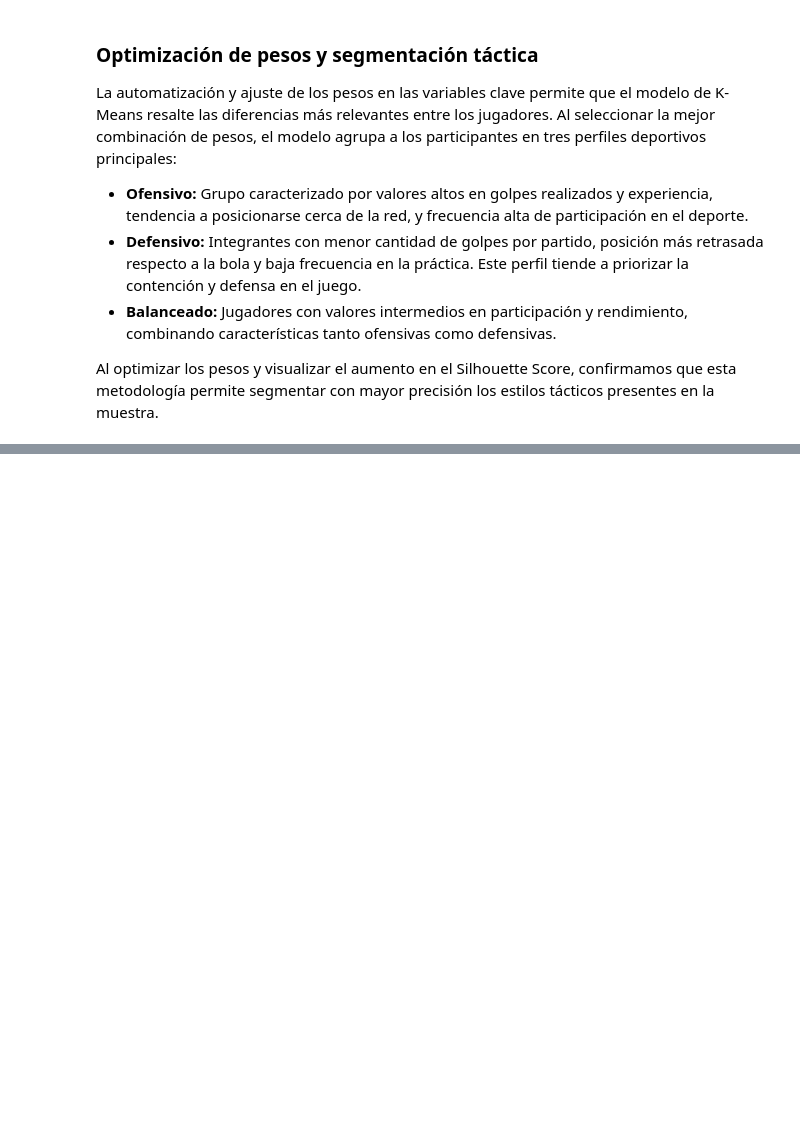
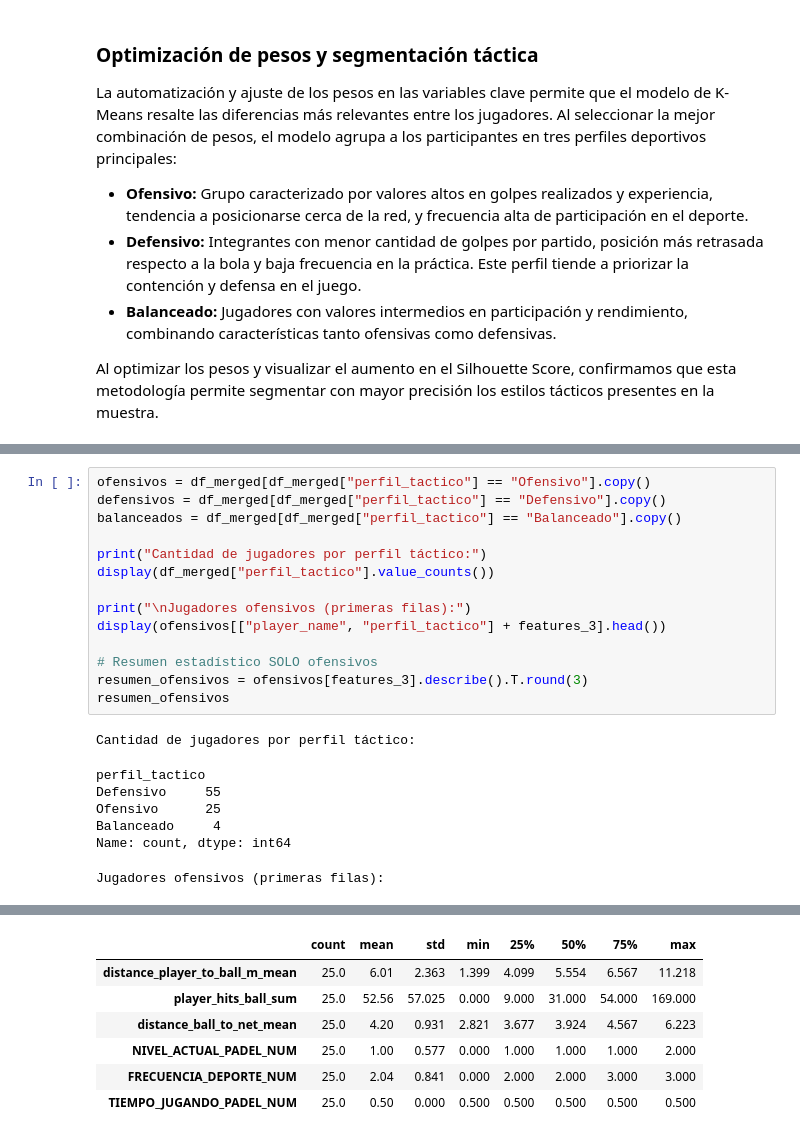
Before and after one commit to valenlopezzz04/Proyecto-padel-analitica, a Jupyter notebook: kmeans2.ipynb, the cells around one changed output, grey strips where cells are left out. Drawn from its saved outputs; the diff is of its cells as text; blank space fills up the shorter version.

Commit message:
Primer análisis

```diff
--- a/kmeans2.ipynb
+++ b/kmeans2.ipynb
@@ -1194,0 +1199,22 @@ plt.show()
+# %%
+ofensivos = df_merged[df_merged["perfil_tactico"] == "Ofensivo"].copy()
+defensivos = df_merged[df_merged["perfil_tactico"] == "Defensivo"].copy()
+balanceados = df_merged[df_merged["perfil_tactico"] == "Balanceado"].copy()
+
+print("Cantidad de jugadores por perfil táctico:")
+display(df_merged["perfil_tactico"].value_counts())
+
+print("\nJugadores ofensivos (primeras filas):")
+display(ofensivos[["player_name", "perfil_tactico"] + features_3].head())
+
+# Resumen estadístico SOLO ofensivos
+resumen_ofensivos = ofensivos[features_3].describe().T.round(3)
+resumen_ofensivos
+# %% [output]
+Cantidad de jugadores por perfil táctico:
+perfil_tactico
+Defensivo     55
+Ofensivo      25
+Balanceado     4
+Name: count, dtype: int64
+Jugadores ofensivos (primeras filas):
@@ -1194,0 +1227,7 @@ plt.show()
+|  | count | mean | std | min | 25% | 50% | 75% | max |
+| distance_player_to_ball_m_mean | 25.0 | 6.01 | 2.363 | 1.399 | 4.099 | 5.554 | 6.567 | 11.218 |
+| player_hits_ball_sum | 25.0 | 52.56 | 57.025 | 0.000 | 9.000 | 31.000 | 54.000 | 169.000 |
+| distance_ball_to_net_mean | 25.0 | 4.20 | 0.931 | 2.821 | 3.677 | 3.924 | 4.567 | 6.223 |
+| NIVEL_ACTUAL_PADEL_NUM | 25.0 | 1.00 | 0.577 | 0.000 | 1.000 | 1.000 | 1.000 | 2.000 |
+| FRECUENCIA_DEPORTE_NUM | 25.0 | 2.04 | 0.841 | 0.000 | 2.000 | 2.000 | 3.000 | 3.000 |
+| TIEMPO_JUGANDO_PADEL_NUM | 25.0 | 0.50 | 0.000 | 0.500 | 0.500 | 0.500 | 0.500 | 0.500 |
```
Also changed, not shown: parts of 12 cells of this notebook, 1 other file.
